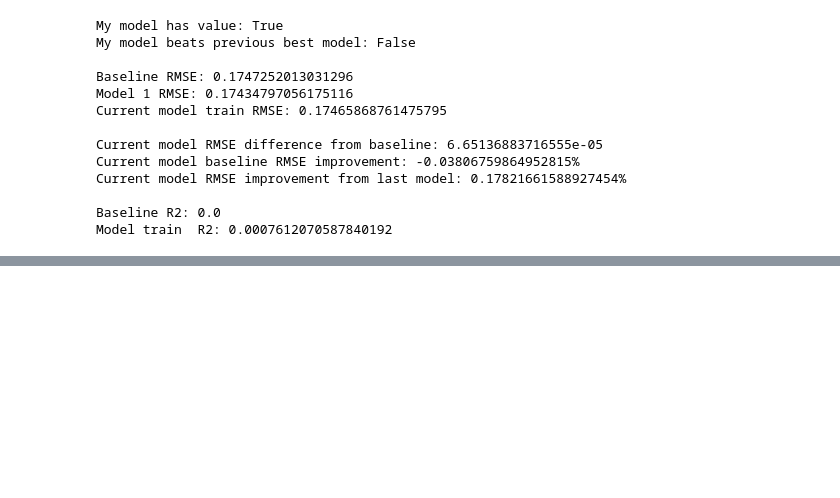
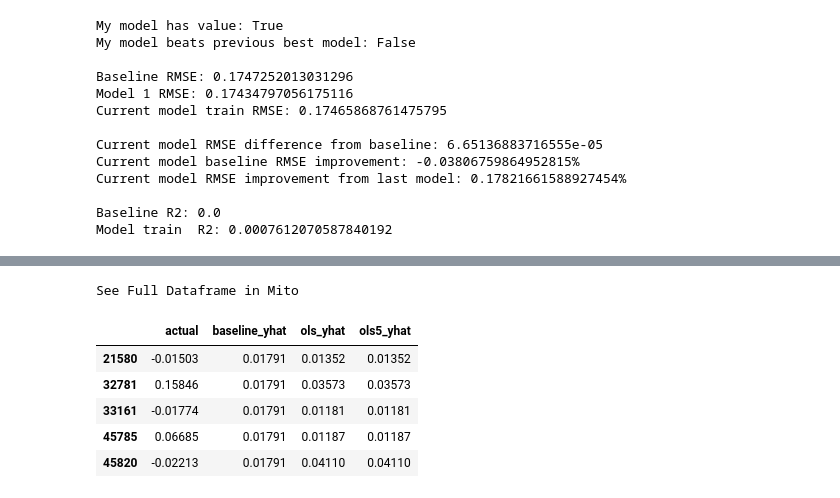
Before and after one commit to Zillow-Project-JG-DN/clustering-project-jgdn, a Jupyter notebook: jg_model.ipynb, the cells around one changed output, grey strips where cells are left out. Saved outputs shown, nothing was run; the diff lists cells and outputs as text; code cells hidden in the pictures; blank space fills up the shorter version.

```diff
--- a/jg_model.ipynb
+++ b/jg_model.ipynb
@@ -483,0 +548,2 @@ Model train  R2: 0.0007612070587840192
+# %%
+ols_eval['ols5_yhat']=ols5_yhat
@@ -483,0 +572,10 @@ Model train  R2: 0.0007612070587840192
+# %%
+ols_eval.head()
+# %% [output]
+See Full Dataframe in Mito
+|  | actual | baseline_yhat | ols_yhat | ols5_yhat |
+| 21580 | -0.01503 | 0.01791 | 0.01352 | 0.01352 |
+| 32781 | 0.15846 | 0.01791 | 0.03573 | 0.03573 |
+| 33161 | -0.01774 | 0.01791 | 0.01181 | 0.01181 |
+| 45785 | 0.06685 | 0.01791 | 0.01187 | 0.01187 |
+| 45820 | -0.02213 | 0.01791 | 0.04110 | 0.04110 |
```
Also changed, not shown: parts of 22 cells of this notebook.
